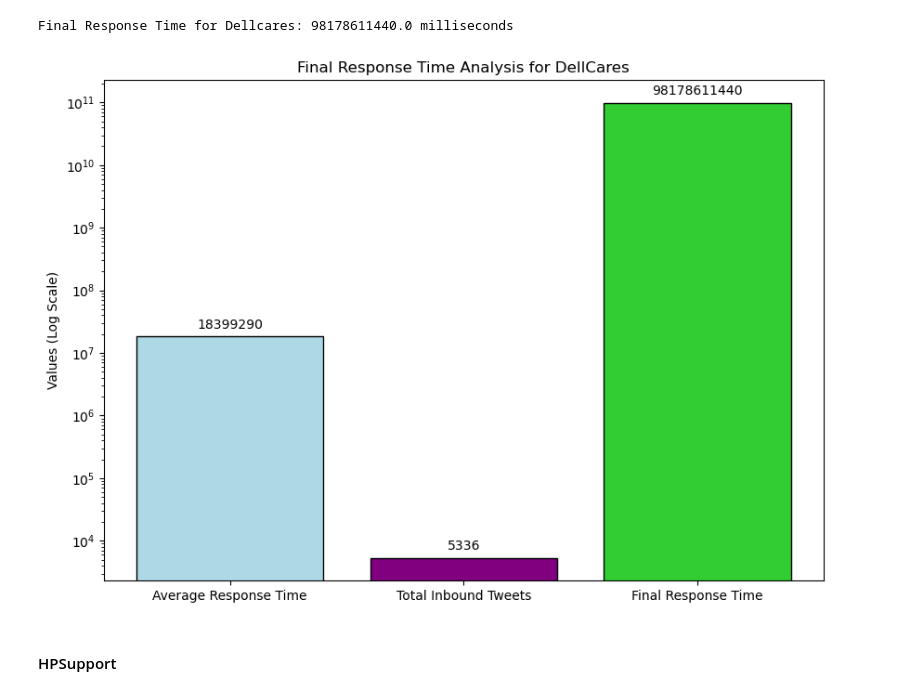
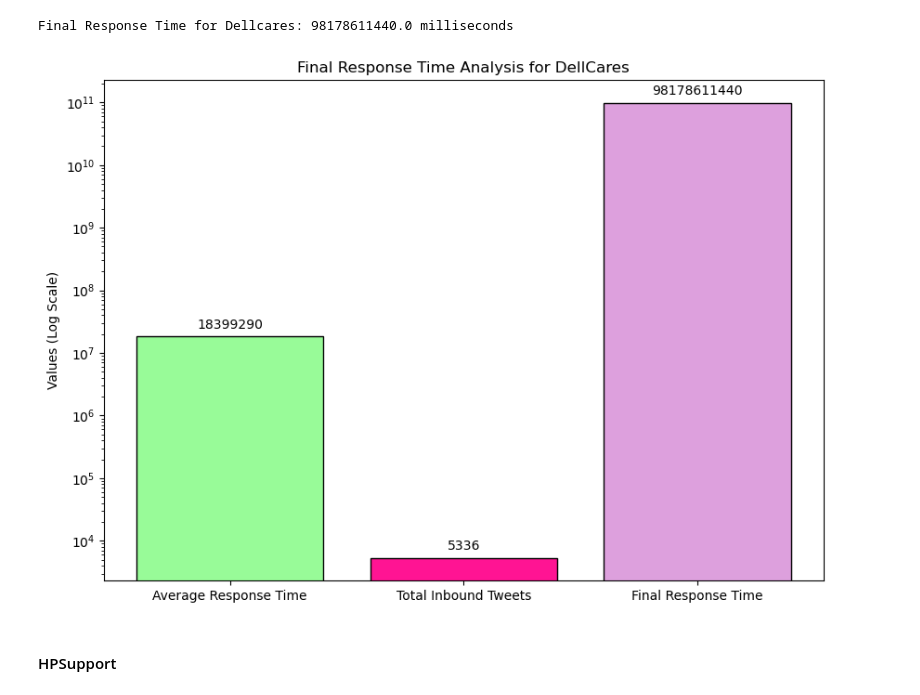
Before and after one commit to efloresz/Data-NotebookEF, a Jupyter notebook: Technology_Analysis.ipynb, the cells around one changed output. Saved outputs shown, nothing was run; the diff lists cells and outputs as text; code cells hidden in the pictures.

```diff
--- a/Technology_Analysis.ipynb
+++ b/Technology_Analysis.ipynb
@@ -197,19 +197,19 @@ Final Response Time for Dellcares: 98178611440.0 milliseconds
 # %%
 categories = ['Average Response Time', 'Total Inbound Tweets', 'Final Response Time']
 values = [average_response_time_dell, inbound_tweet_count_dell, final_response_time_dell]
 
 plt.figure(figsize=(10, 7))
-plt.bar(categories, values, color=['lightblue', 'purple', 'limegreen'],edgecolor='black')
+plt.bar(categories, values, color=['palegreen', 'deeppink', 'plum'],edgecolor='black')
 
 for i, v in enumerate(values):
     plt.text(i, v + 0.2 * v, f"{v:.0f}", ha='center', va='bottom', fontsize=10)
 
 plt.ylabel('Values (Log Scale)')
 plt.yscale('log')
 plt.title('Final Response Time Analysis for DellCares')
 plt.show()
 # %% [output]
-[figure, old version]
+[figure, new version]
 # %% [markdown]
 #### HPSupport
 # %%
```
Also changed, not shown: parts of 3 cells of this notebook.
